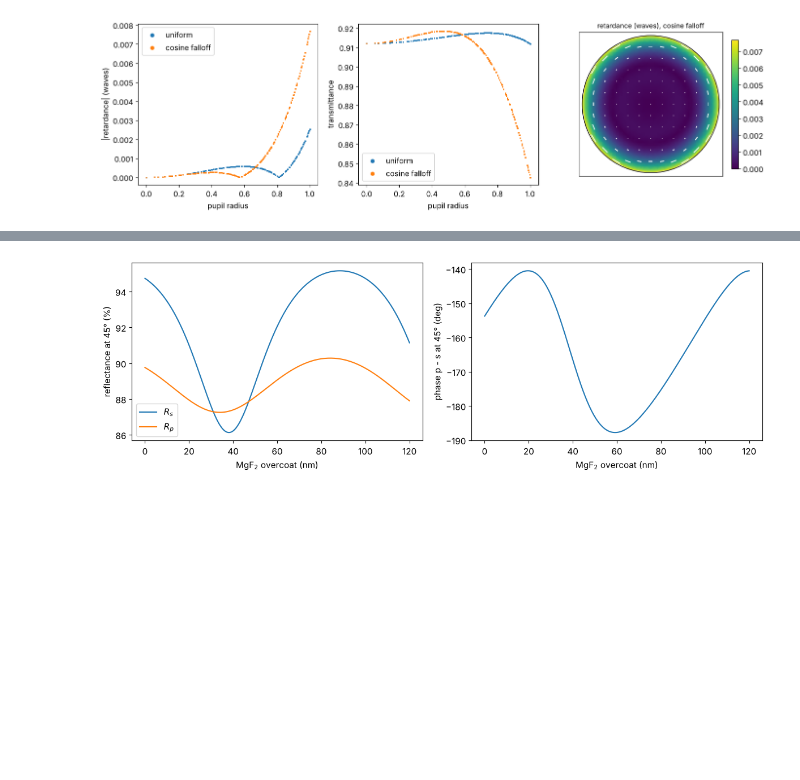
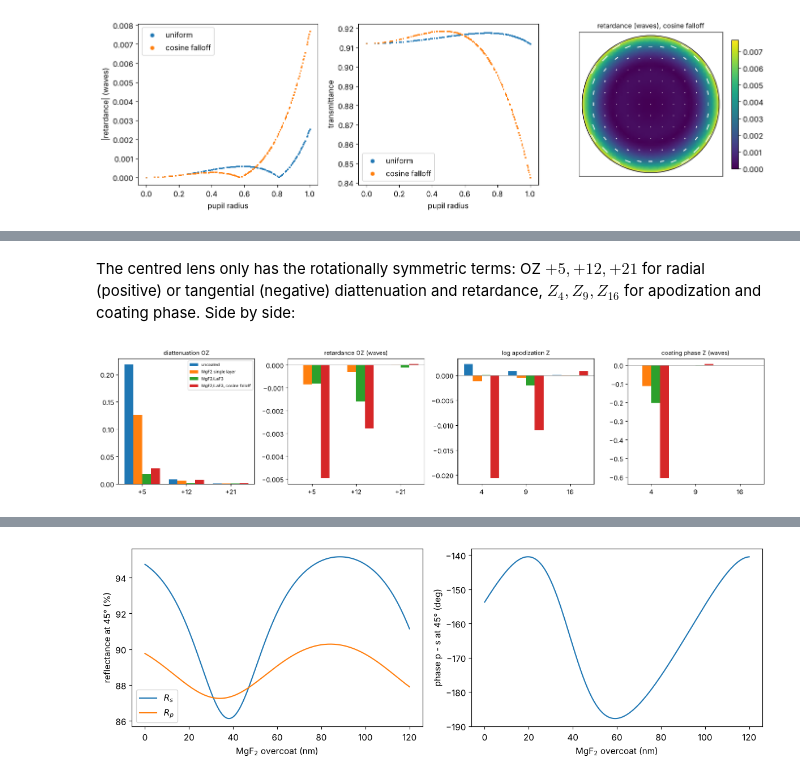
Before and after one commit to aeberspaecher/pyoptics, a Jupyter notebook: notebooks/34_polarization_raytrace.ipynb, the cells around one changed output, grey strips where cells are left out. Saved outputs shown, nothing was run; the diff lists cells and outputs as text; code cells hidden in the pictures; blank space fills up the shorter version.

```diff
--- a/notebooks/34_polarization_raytrace.ipynb
+++ b/notebooks/34_polarization_raytrace.ipynb
@@ -345,0 +427,25 @@ mirror lists its layers from the incidence side and names the substrate:
+# %% [markdown]
+The centred lens only has the rotationally symmetric terms: OZ $+5, +12,
++21$ for radial (positive) or tangential (negative) diattenuation and
+retardance, $Z_4, Z_9, Z_{16}$ for apodization and coating phase. Side by
+side:
+# %%
+groups = (("diattenuation OZ", lambda f: f[0].diattenuation, (5, 12, 21)),
+          ("retardance OZ (waves)", lambda f: f[0].retardance, (5, 12, 21)),
+          ("log apodization Z", lambda f: f[2], (4, 9, 16)),
+          ("coating phase Z (waves)", lambda f: f[1], (4, 9, 16)))
+fig, axes = plt.subplots(1, 4, figsize=(16, 3.8))
+width = 0.8/len(fits)
+for ax, (title, get, keys) in zip(axes, groups):
+    for k, (name, f) in enumerate(fits.items()):
+        c = get(f)
+        ax.bar(np.arange(len(keys)) + (k - (len(fits) - 1)/2)*width, [c.get(j, 0.0) for j in keys],
+               width, label=name)
+    ax.set_xticks(range(len(keys)))
+    ax.set_xticklabels(["{:+d}".format(j) if "OZ" in title else str(j) for j in keys])
+    ax.axhline(0, color="0.5", lw=0.6)
+    ax.set_title(title, fontsize=10)
+axes[0].legend(fontsize=7)
+plt.tight_layout()
+# %% [output]
+[figure, added]
```
Also changed, not shown: parts of 13 cells of this notebook, 3 other files.
